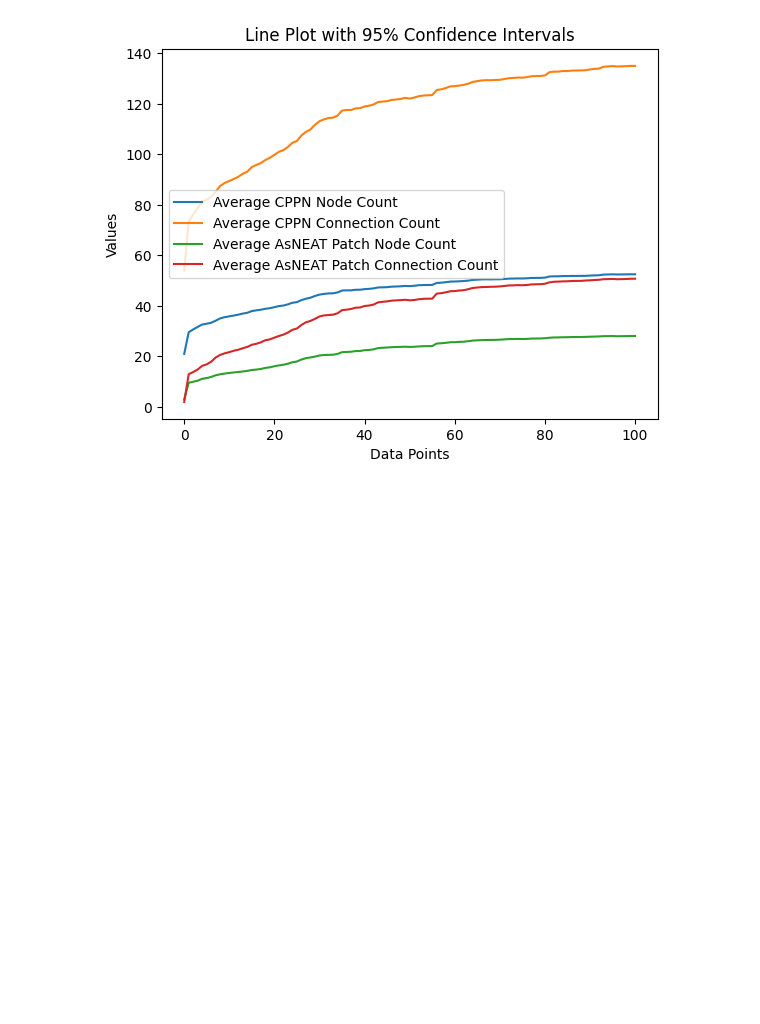
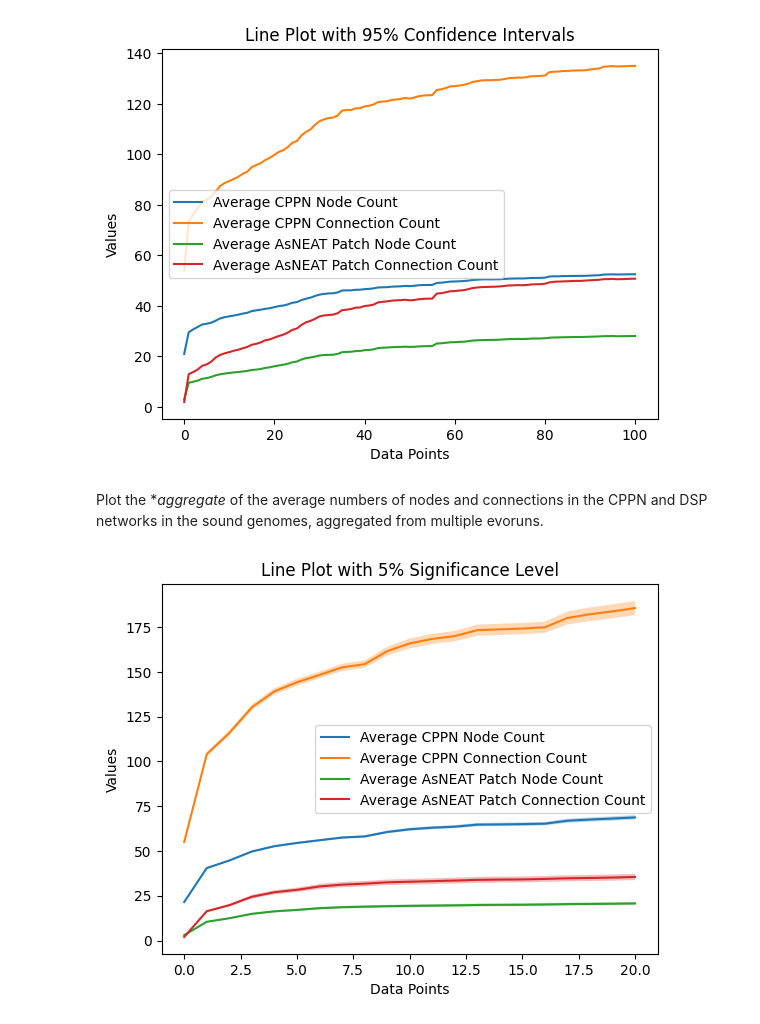
Before and after one commit to synth-is/kromosynth-cli, a Jupyter notebook: analysis/genomeStatistics.ipynb, the cells around one changed output. Drawn from its saved outputs; the diff is of its cells as text; code cells hidden in the pictures; blank space fills up the shorter version.

```diff
--- a/analysis/genomeStatistics.ipynb
+++ b/analysis/genomeStatistics.ipynb
@@ -29,7 +29,8 @@ import numpy as np
 from scipy.stats import norm
 #json_file_path = '/Users/bthj/QD/conf-duration_delta_pitch_combinations/evolution-run-analysis_qd-scores,cell-scores,coverage,elite-generations,genome-statistics,genome-sets,variance,elites-energy,goal-switches,lineage,duration-pitch-delta-velocity-combinations_step-1000_thrshld_0.5_1685817612663.json'
 # json_file_path = '/Users/bthj/QD/conf-static_mutation_rate_combinations/evolution-run-analysis_qd-scores,cell-scores,coverage,elite-generations,genome-statistics,genome-sets,variance,elites-energy,goal-switches,lineage,duration-pitch-delta-velocity-combinations_step-1000_thrshld_0.5_1685832633591.json'
-json_file_path = '/Users/bjornpjo/QD-Fox/conf-static_mutation_rate_combinations-singleCellWin/evolution-run-analysis_genome-statistics,elites-energy_step-1000_1694005233749.json'
+# json_file_path = '/Users/bjornpjo/QD-Fox/conf-static_mutation_rate_combinations-singleCellWin/evolution-run-analysis_genome-statistics,elites-energy_step-1000_1694005233749.json'
+json_file_path = '/Users/bjornpjo/QD-ROBIN/conf-static_mutation_rate_combinations/evolution-run-analysis_genome-statistics_step-10000_1696260819349.json'
 x_multiplier = 1000  # Set this value as the step size in the JSON file name
 title = "genomeStatistics: " + json_file_path.split('/')[4]
 
@@ -211,3 +212,53 @@ The `ci` parameter is deprecated. Use `errorbar=('ci', 95)` for the same effect.
 
   sns.lineplot(data=df, x=df.index, y="averageAsNEATPatchConnectionCount", label="Average AsNEAT Patch Connection Count", ci=95)
 [figure]
+# %% [markdown]
+Plot the **aggregate* of the average numbers of nodes and connections in the CPPN and DSP networks in the sound genomes, aggregated from multiple evoruns.
+# %%
+# Get the array of objects from the attribute genomeStatistics in the JSON file at evoRuns[0].iterations[0].genomeStatistics
+genome_statistics = data['evoRuns'][0]['iterations'][0]['genomeStatistics']
+x = np.arange(len(genome_statistics))  # x-coordinates for each line
+
+cppnNodeCountsMeans = data['evoRuns'][0]['aggregates']['genomeStatistics']['averageCppnNodeCounts']['means']
+cppnNodeCountsStdDevs = np.array(data['evoRuns'][0]['aggregates']['genomeStatistics']['averageCppnNodeCounts']['stdDevs'], dtype=np.float64)
+cppnConnectionCountsMeans = data['evoRuns'][0]['aggregates']['genomeStatistics']['averageCppnConnectionCounts']['means']
+cppnConnectionCountsStdDevs = np.array(data['evoRuns'][0]['aggregates']['genomeStatistics']['averageCppnConnectionCounts']['stdDevs'], dtype=np.float64)
+asNEATPatchNodeCountsMeans = data['evoRuns'][0]['aggregates']['genomeStatistics']['averageAsNEATPatchNodeCounts']['means']
+asNEATPatchNodeCountsStdDevs = np.array(data['evoRuns'][0]['aggregates']['genomeStatistics']['averageAsNEATPatchNodeCounts']['stdDevs'], dtype=np.float64)
+asNEATPatchConnectionCountsMeans = data['evoRuns'][0]['aggregates']['genomeStatistics']['averageAsNEATPatchConnectionCounts']['means']
+asNEATPatchConnectionCountsStdDevs = np.array(data['evoRuns'][0]['aggregates']['genomeStatistics']['averageAsNEATPatchConnectionCounts']['stdDevs'], dtype=np.float64)
+
+# # Compute Z-score for a 95% confidence interval
+# z_score = norm.ppf(0.975)
+
+# # Compute Z-score for an 80% confidence interval
+# significance_level = 0.80
+# z_score = norm.ppf((1 + significance_level) / 2)
+
+significance_level = 0.05
+z_score = norm.ppf((1 + significance_level) / 2)
+
+# Plotting lines with confidence intervals
+plt.plot(x, cppnNodeCountsMeans, label="Average CPPN Node Count")
+plt.fill_between(x, np.subtract(cppnNodeCountsMeans, z_score * cppnNodeCountsStdDevs),
+                 np.add(cppnNodeCountsMeans, z_score * cppnNodeCountsStdDevs), alpha=0.3)
+plt.plot(x, cppnConnectionCountsMeans, label="Average CPPN Connection Count")
+plt.fill_between(x, np.subtract(cppnConnectionCountsMeans, z_score * cppnConnectionCountsStdDevs),
+                 np.add(cppnConnectionCountsMeans, z_score * cppnConnectionCountsStdDevs), alpha=0.3)
+plt.plot(x, asNEATPatchNodeCountsMeans, label="Average AsNEAT Patch Node Count")
+plt.fill_between(x, np.subtract(asNEATPatchNodeCountsMeans, z_score * asNEATPatchNodeCountsStdDevs),
+                 np.add(asNEATPatchNodeCountsMeans, z_score * asNEATPatchNodeCountsStdDevs), alpha=0.3)
+plt.plot(x, asNEATPatchConnectionCountsMeans, label="Average AsNEAT Patch Connection Count")
+plt.fill_between(x, np.subtract(asNEATPatchConnectionCountsMeans, z_score * asNEATPatchConnectionCountsStdDevs),
+                 np.add(asNEATPatchConnectionCountsMeans, z_score * asNEATPatchConnectionCountsStdDevs), alpha=0.3)
+
+# Customize the plot
+plt.xlabel("Data Points")
+plt.ylabel("Values")
+plt.title("Line Plot with 5% Significance Level")
+plt.legend()
+
+# Display the plot
+plt.show()
+# %% [output]
+[figure, added]
```
Also changed, not shown: parts of 1 cell of this notebook, 4 other files.
